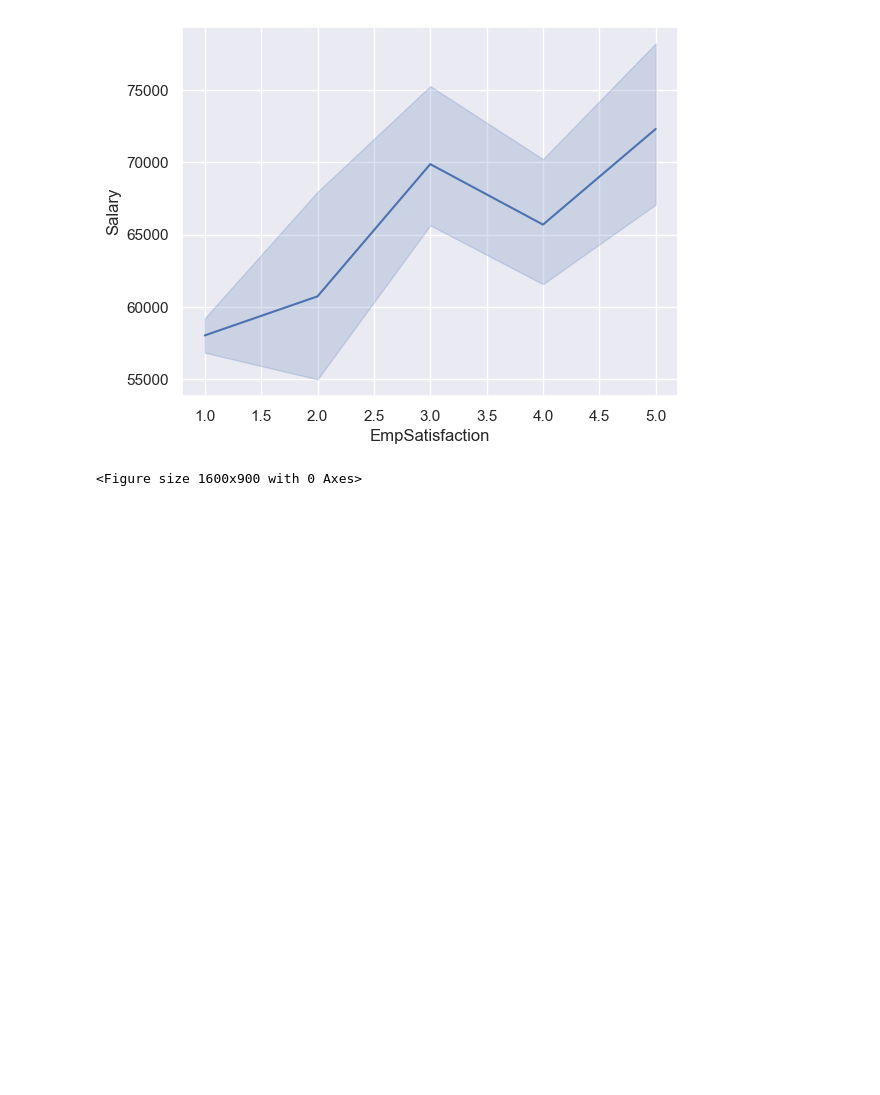
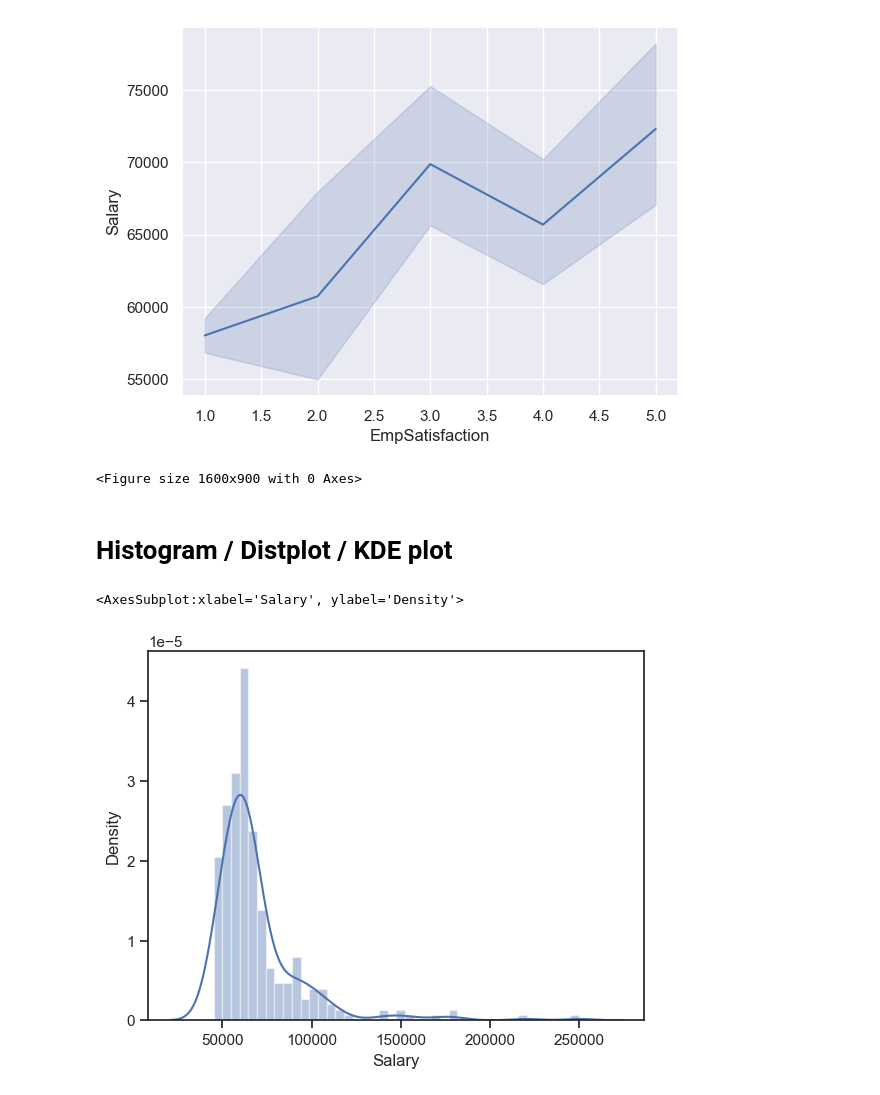
Before and after one commit to anmolk11/Data-visualization, a Jupyter notebook: Seaborn.ipynb, the cells around one changed output. Saved outputs shown, nothing was run; the diff lists cells and outputs as text; code cells hidden in the pictures; blank space fills up the shorter version.

Commit message:
distplot done

```diff
--- a/Seaborn.ipynb
+++ b/Seaborn.ipynb
@@ -40,3 +40,10 @@ plt.show()
 # %% [output]
 [figure]
 <Figure size 1600x900 with 0 Axes>
+# %% [markdown]
+# Histogram / Distplot / KDE plot
+# %%
+ sns.distplot(df["Salary"])
+# %% [output]
+<AxesSubplot:xlabel='Salary', ylabel='Density'>
+[figure, added]
```
Also changed, not shown: parts of 4 cells of this notebook.
